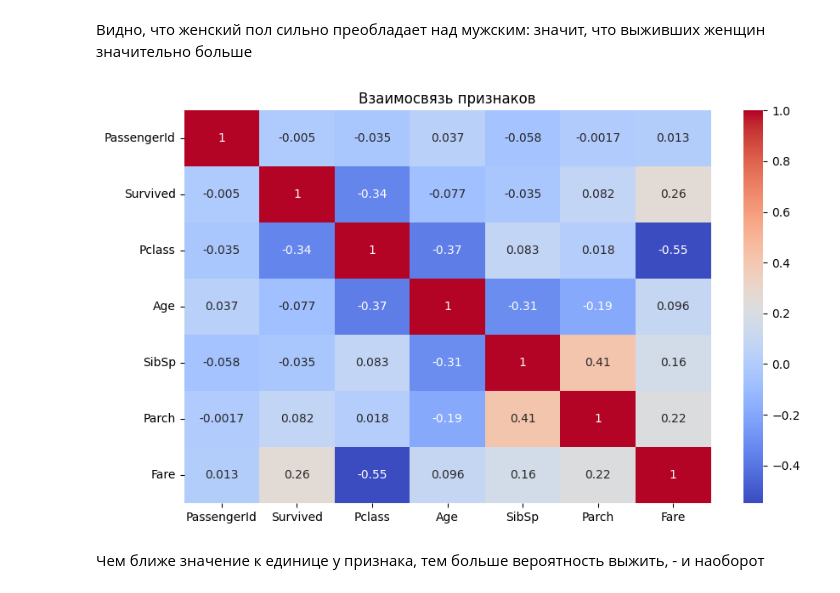
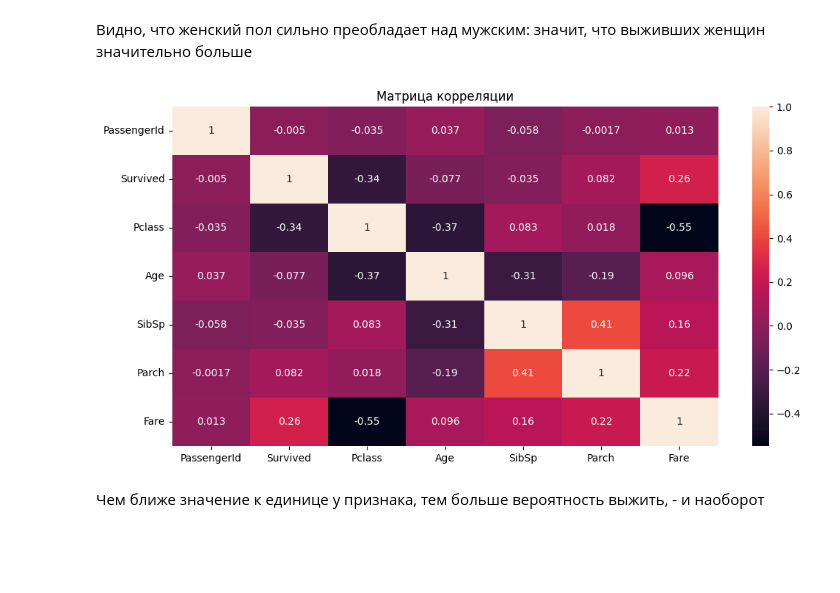
Before and after one commit to yumeniown/attestation2, a Jupyter notebook: attestation2.ipynb, the cells around one changed output. Cells and saved outputs as stored; diff of their text form; code cells hidden in the pictures; blank space fills up the shorter version.

```diff
--- a/attestation2.ipynb
+++ b/attestation2.ipynb
@@ -262,15 +262,15 @@ Text(0.5, 1.0, 'Пол')
 Видно, что женский пол сильно преобладает над мужским: значит, что выживших женщин значительно больше
 # %%
 # исследовав данные в 1 модуле, выберем только числовые столбцы
-num = dataTrain.select_dtypes(include=[np.number])
+num = dataTrain.select_dtypes(include='number')
 
 # теперь построим корреляционную матрицу только для числовых данных
-plt.figure(figsize=(10,6))
-sns.heatmap(numeric_features.corr(), annot=True, cmap="coolwarm")
-plt.title("Взаимосвязь признаков")
+plt.figure(figsize=(12, 6))
+sns.heatmap(num.corr(), annot=True)
+plt.title('Матрица корреляции')
 plt.show()
 # %% [output]
-[figure, old version]
+[figure, new version]
 # %% [markdown]
 Чем ближе значение к единице у признака, тем больше вероятность выжить, - и наоборот
 # %% [markdown]
```
Also changed, not shown: parts of 22 cells of this notebook.
